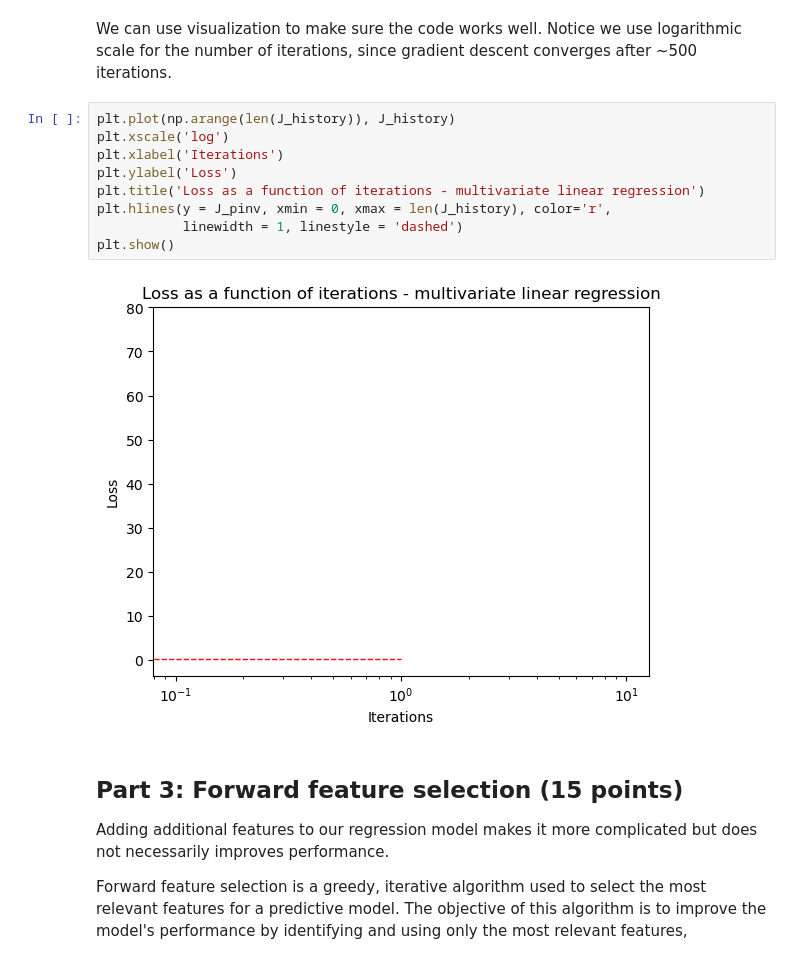
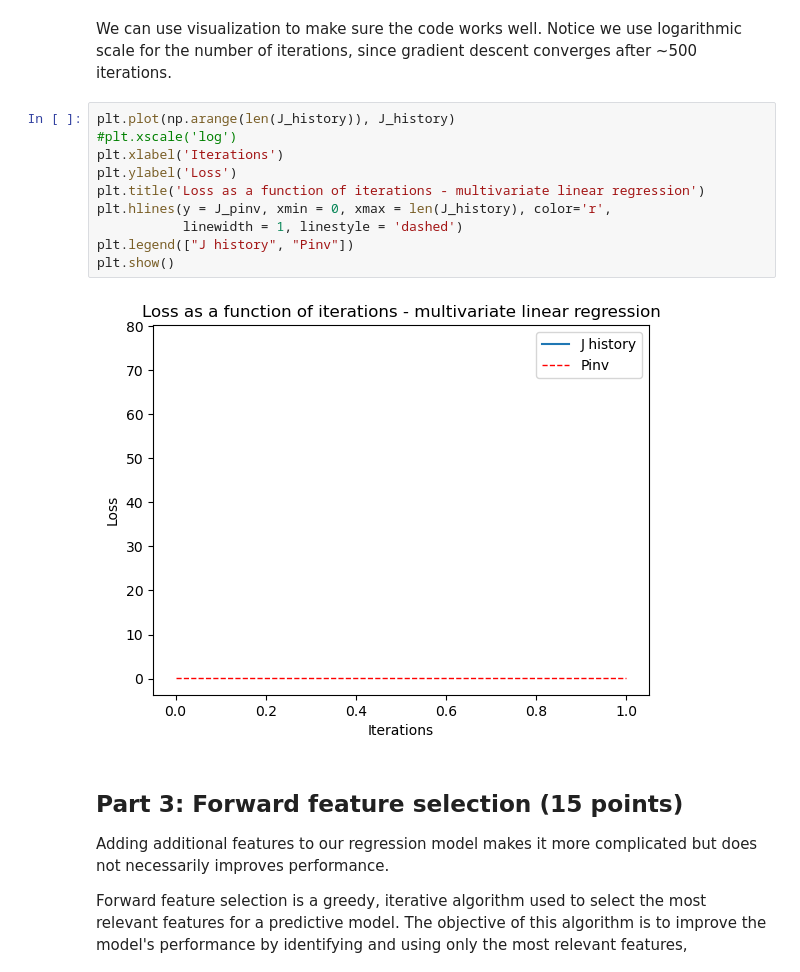
Before and after one commit to ariellefeher/Machine_Learning, a Jupyter notebook: hw1/hw1.ipynb, the cells around one changed output. Drawn from its saved outputs; the diff is of its cells as text.

```diff
--- a/hw1/hw1.ipynb
+++ b/hw1/hw1.ipynb
@@ -456,15 +458,16 @@ J_pinv = compute_cost(X_train, y_train, theta_pinv)
 We can use visualization to make sure the code works well. Notice we use logarithmic scale for the number of iterations, since gradient descent converges after ~500 iterations.
 # %%
 plt.plot(np.arange(len(J_history)), J_history)
-plt.xscale('log')
+#plt.xscale('log')
 plt.xlabel('Iterations')
 plt.ylabel('Loss')
 plt.title('Loss as a function of iterations - multivariate linear regression')
 plt.hlines(y = J_pinv, xmin = 0, xmax = len(J_history), color='r',
            linewidth = 1, linestyle = 'dashed')
+plt.legend(["J history", "Pinv"])
 plt.show()
 # %% [output]
-[figure, old version]
+[figure, new version]
 # %% [markdown]
 ## Part 3: Forward feature selection (15 points)
 
```
Also changed, not shown: parts of 3 cells of this notebook, 1 other file.
